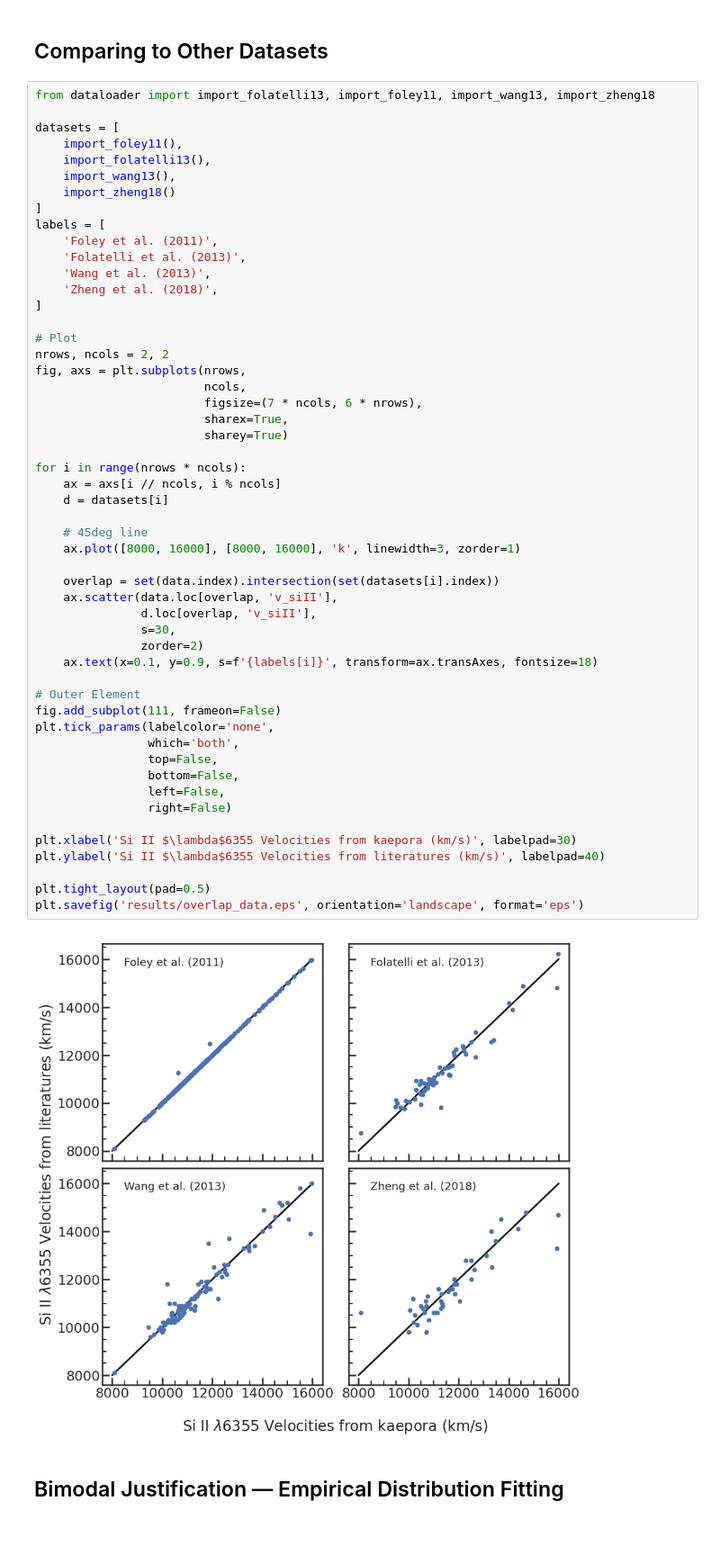
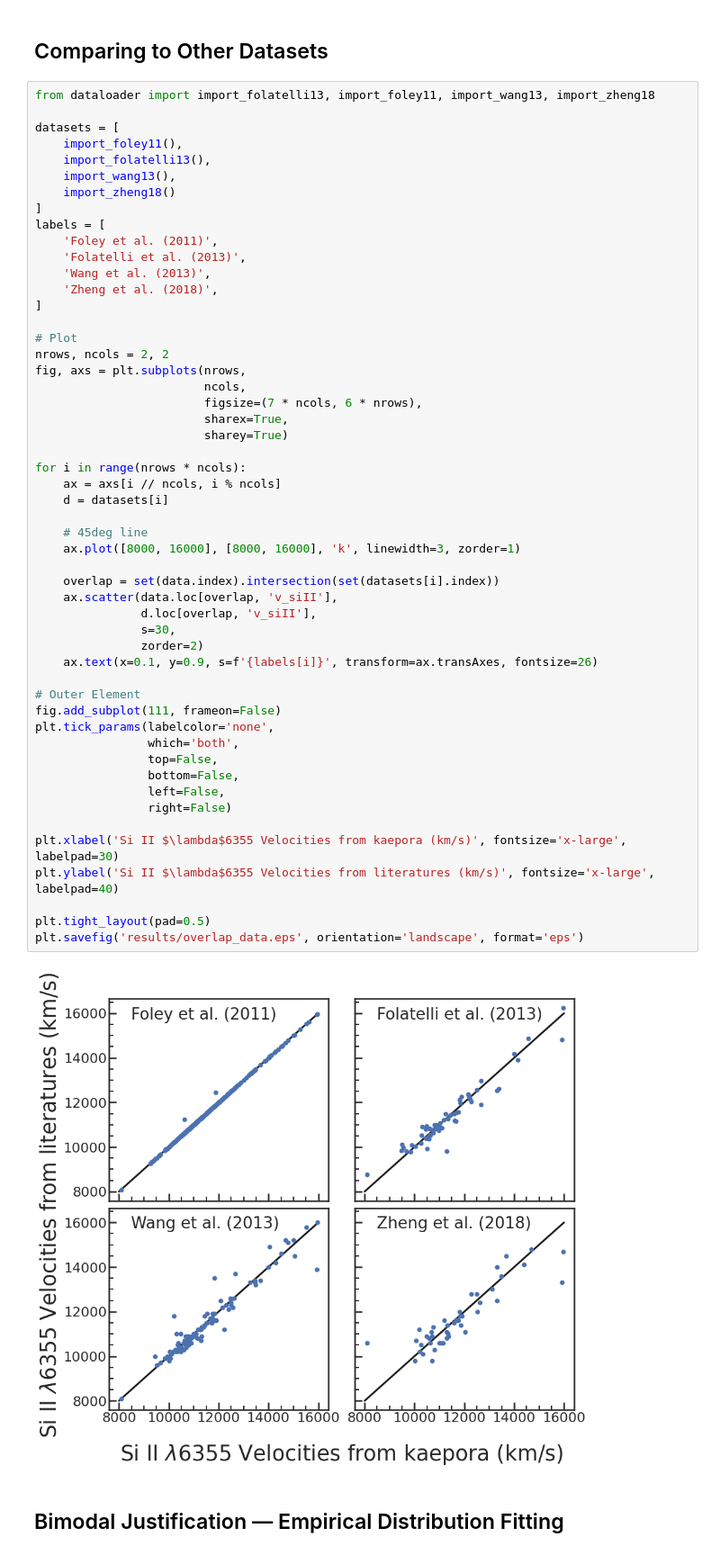
Before and after one commit to ketozhang/ejecta-velocities-of-type-Ia-supernovae, a Jupyter notebook: report.ipynb, the cells around one changed output. Shown at 90% size. Saved outputs shown, nothing was run; the diff lists cells and outputs as text.

Commit message:
Update figures, add simulations for bias test

```diff
--- a/report.ipynb
+++ b/report.ipynb
@@ -110,37 +110,37 @@ fig, axs = plt.subplots(nrows,
                         figsize=(7 * ncols, 6 * nrows),
                         sharex=True,
                         sharey=True)
 
 for i in range(nrows * ncols):
     ax = axs[i // ncols, i % ncols]
     d = datasets[i]
 
     # 45deg line
     ax.plot([8000, 16000], [8000, 16000], 'k', linewidth=3, zorder=1)
 
     overlap = set(data.index).intersection(set(datasets[i].index))
     ax.scatter(data.loc[overlap, 'v_siII'],
                d.loc[overlap, 'v_siII'],
                s=30,
                zorder=2)
-    ax.text(x=0.1, y=0.9, s=f'{labels[i]}', transform=ax.transAxes, fontsize=18)
+    ax.text(x=0.1, y=0.9, s=f'{labels[i]}', transform=ax.transAxes, fontsize=26)
 
 # Outer Element
 fig.add_subplot(111, frameon=False)
 plt.tick_params(labelcolor='none',
                 which='both',
                 top=False,
                 bottom=False,
                 left=False,
                 right=False)
 
-plt.xlabel('Si II $\lambda$6355 Velocities from kaepora (km/s)', labelpad=30)
-plt.ylabel('Si II $\lambda$6355 Velocities from literatures (km/s)', labelpad=40)
+plt.xlabel('Si II $\lambda$6355 Velocities from kaepora (km/s)', fontsize='x-large', labelpad=30)
+plt.ylabel('Si II $\lambda$6355 Velocities from literatures (km/s)', fontsize='x-large', labelpad=40)
 
 plt.tight_layout(pad=0.5)
 plt.savefig('results/overlap_data.eps', orientation='landscape', format='eps')
 # %% [output]
-[figure, old version]
+[figure, new version]
 # %% [markdown]
 ## Bimodal Justification &mdash; Empirical Distribution Fitting
 # %%
```
Also changed, not shown: parts of 15 cells of this notebook, 16 other files.
